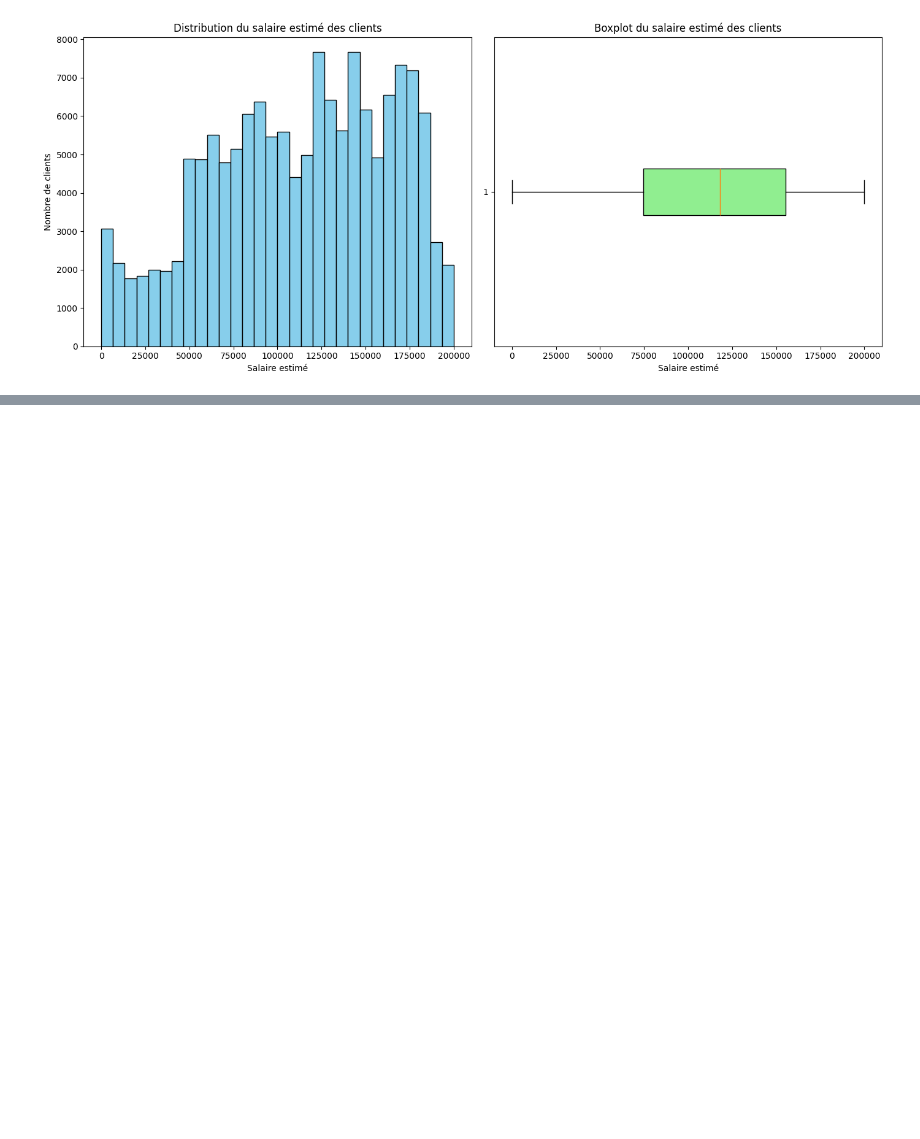
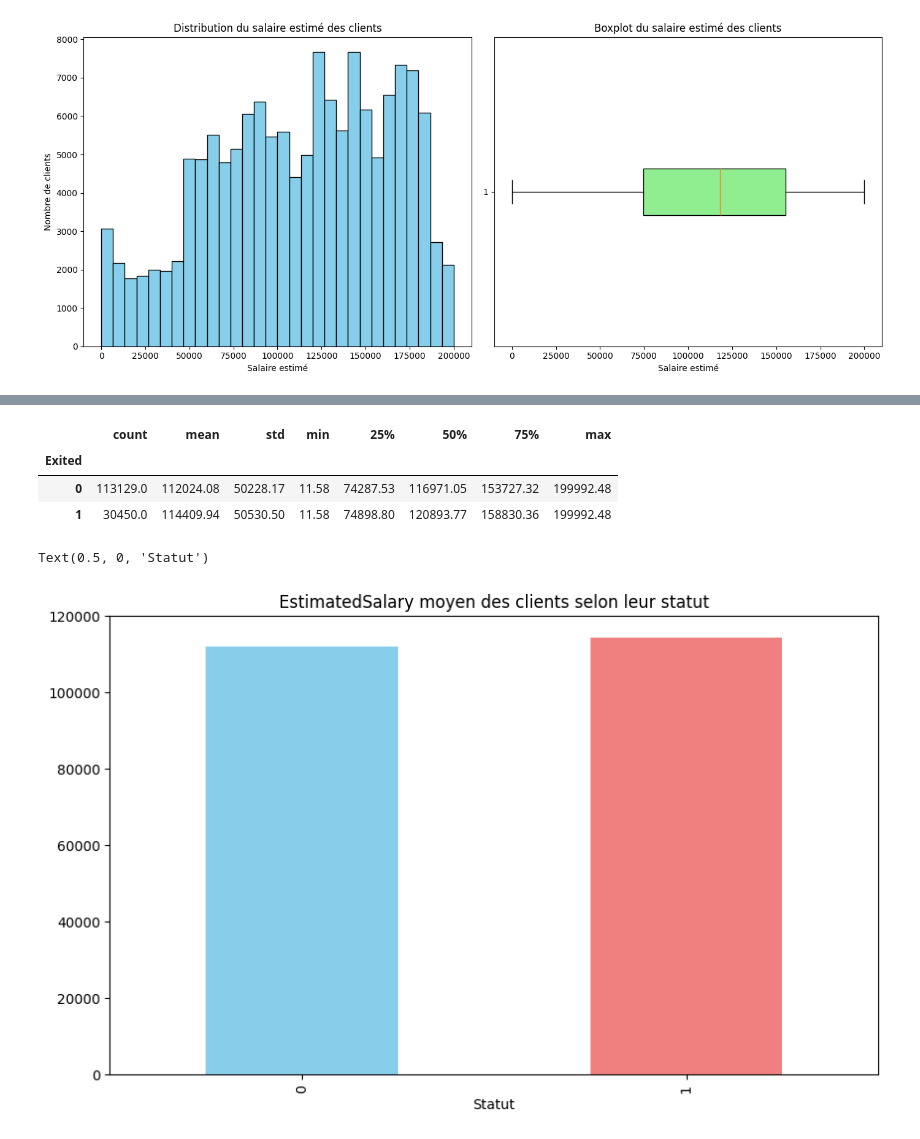
Before and after one commit to lathiam/projet-de-classification, a Jupyter notebook: Analyse.ipynb, the cells around one changed output, grey strips where cells are left out. Cells and saved outputs as stored; diff of their text form; code cells hidden in the pictures; blank space fills up the shorter version.

```diff
--- a/Analyse.ipynb
+++ b/Analyse.ipynb
@@ -355,0 +452,14 @@ plt.show()
+# %%
+df.groupby("Exited")["EstimatedSalary"].describe().round(2)
+# %% [output]
+|  | count | mean | std | min | 25% | 50% | 75% | max |
+| Exited |  |  |  |  |  |  |  |  |
+| 0 | 113129.0 | 112024.08 | 50228.17 | 11.58 | 74287.53 | 116971.05 | 153727.32 | 199992.48 |
+| 1 | 30450.0 | 114409.94 | 50530.50 | 11.58 | 74898.80 | 120893.77 | 158830.36 | 199992.48 |
+# %%
+df.groupby("Exited")["EstimatedSalary"].mean().round(2).plot(kind='bar', figsize=(10, 6), color=['skyblue', 'lightcoral'])
+plt.title('EstimatedSalary moyen des clients selon leur statut')
+plt.xlabel('Statut')
+# %% [output]
+Text(0.5, 0, 'Statut')
+[figure, added]
```
Also changed, not shown: parts of 16 cells of this notebook.
